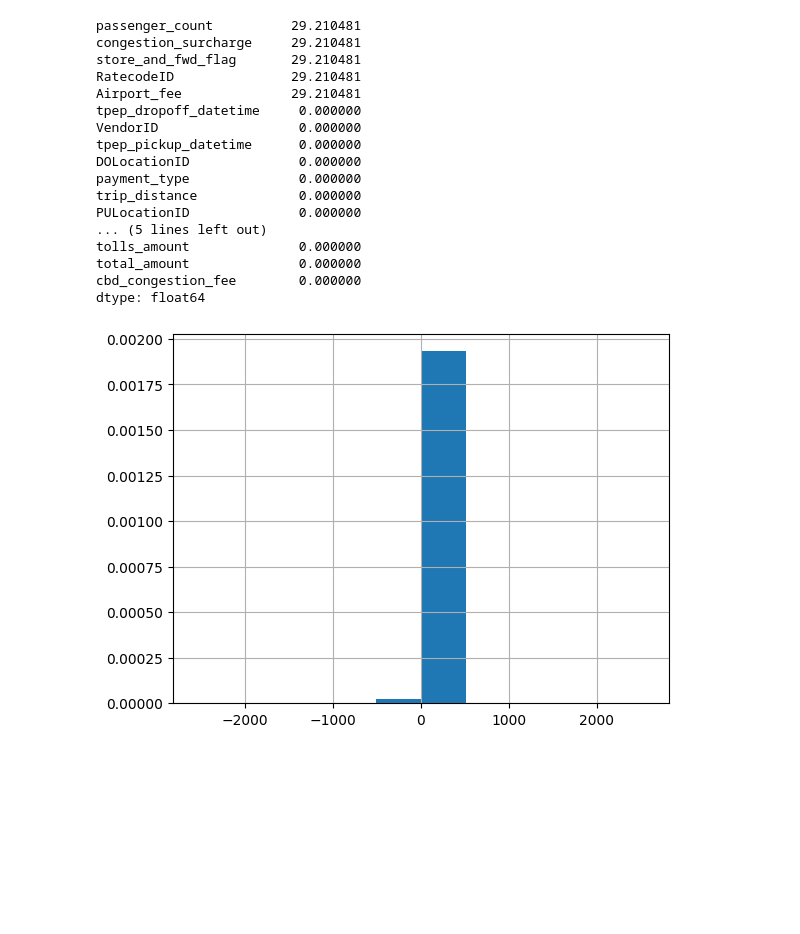
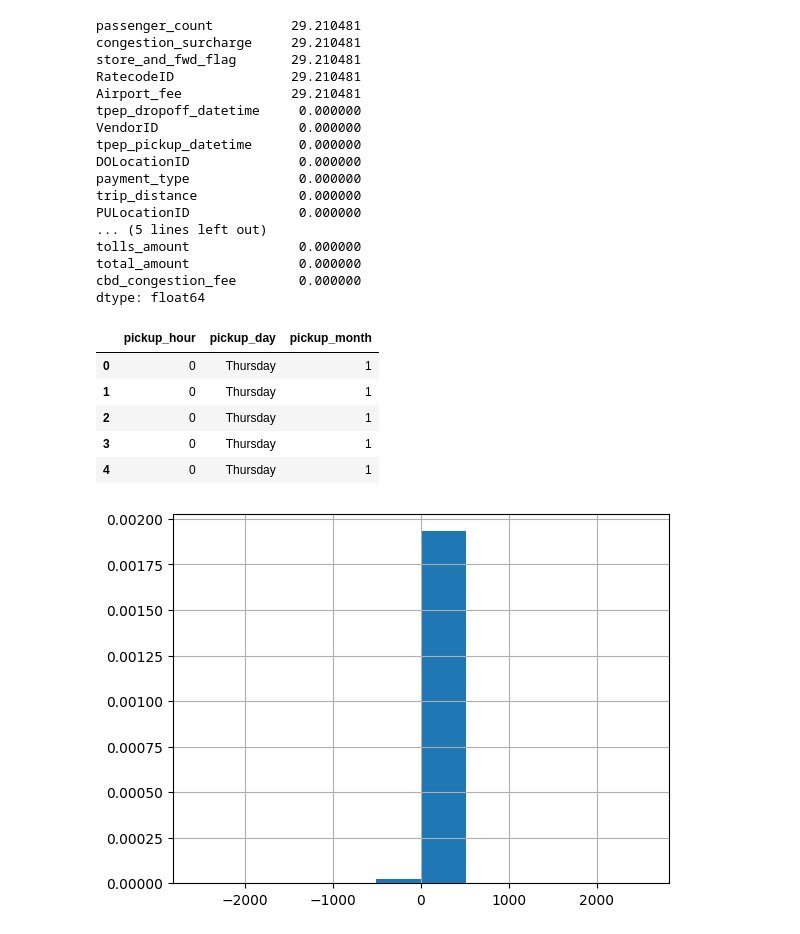
Before and after one commit to sogandghiami/Uber_taxi, a Jupyter notebook: nyc_yellow_taxi_analysis.ipynb, the cells around one changed output. Saved outputs shown, nothing was run; the diff lists cells and outputs as text; code cells hidden in the pictures; blank space fills up the shorter version.

Commit message:
Created using Colab- add 'pickup_hour' , 'pickup_day' , 'pickup_month' columns

```diff
--- a/nyc_yellow_taxi_analysis.ipynb
+++ b/nyc_yellow_taxi_analysis.ipynb
@@ -117,3 +110,16 @@ df_c['trip_duration_minutes'] = (df_c['tpep_dropoff_datetime'] - df_c['tpep_pick
+# %%
+df_c['trip_duration_minutes'] = (df_c['tpep_dropoff_datetime'] - df_c['tpep_pickup_datetime']).dt.total_seconds() / 60
+df_c['pickup_hour'] = df_c['tpep_pickup_datetime'].dt.hour
+df_c['pickup_day'] = df_c['tpep_pickup_datetime'].dt.day_name()
+df_c['pickup_month'] = df_c['tpep_pickup_datetime'].dt.month
+df_c[['pickup_hour','pickup_day','pickup_month']].head()
+# %% [output]
+|  | pickup_hour | pickup_day | pickup_month |
+| 0 | 0 | Thursday | 1 |
+| 1 | 0 | Thursday | 1 |
+| 2 | 0 | Thursday | 1 |
+| 3 | 0 | Thursday | 1 |
+| 4 | 0 | Thursday | 1 |
 # %%
 df_c = df_c[df_c['trip_duration_minutes'] > 0]
 # %%
```
Also changed, not shown: parts of 3 cells of this notebook.
